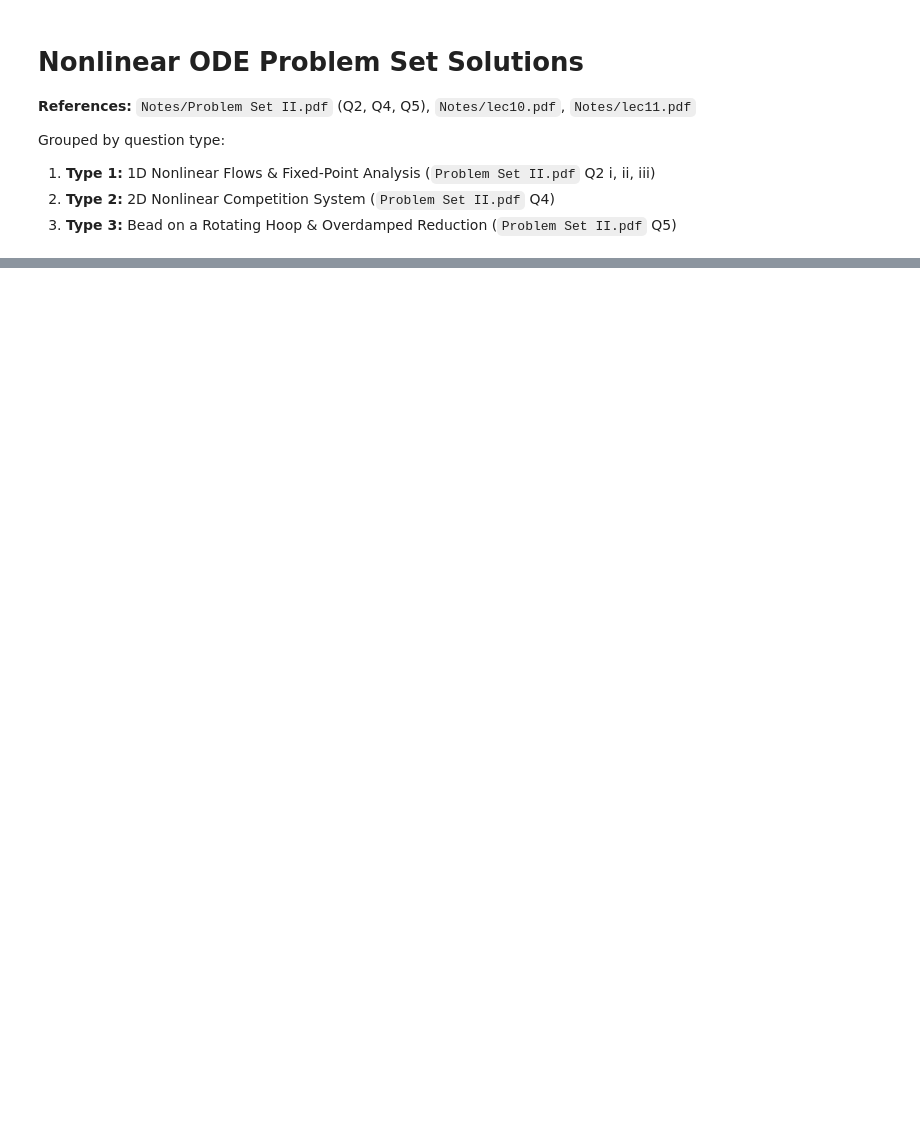
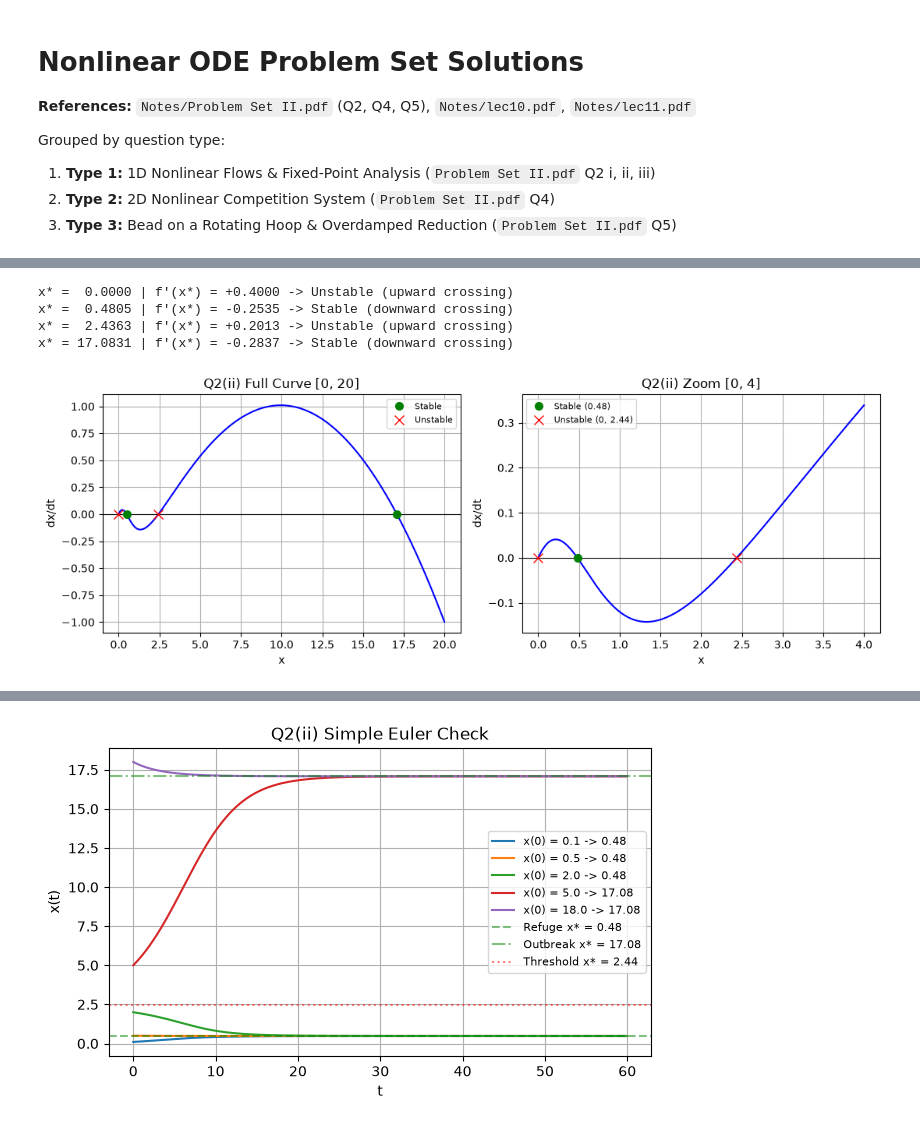
Before and after one commit to Nandu45321/Numerical-Methods-PHY324, a Jupyter notebook: Notes/End/Nonlinear Ordinary Differential Equations/04_Nonlinear_ODE_Problem_Set_Solutions.ipynb, the cells around one changed output, grey strips where cells are left out. Drawn from its saved outputs; the diff is of its cells as text; code cells hidden in the pictures; blank space fills up the shorter version.

```diff
--- a/Notes/End/Nonlinear Ordinary Differential Equations/04_Nonlinear_ODE_Problem_Set_Solutions.ipynb
+++ b/Notes/End/Nonlinear Ordinary Differential Equations/04_Nonlinear_ODE_Problem_Set_Solutions.ipynb
@@ -90,0 +89,79 @@ plt.show()
+# %%
+# --- Helper functions for f(x) and its derivative f'(x) ---
+def budworm_f(x):
+    return 0.4 * x * (1.0 - x / 20.0) - (x**2) / (1.0 + x**2)
+
+def budworm_df(x):
+    return 0.4 - 0.04 * x - (2.0 * x) / ((1.0 + x**2)**2)
+
+# --- Step 1: Find all 4 fixed points using 1D Newton & check stability ---
+# Note: for x < 0 both terms are negative, so fixed points exist only for x >= 0
+fixed_pts = []
+for guess in [0.0, 0.5, 2.5, 17.0]:
+    xr = guess
+    for step in range(20):
+        xr = xr - budworm_f(xr) / budworm_df(xr)
+    fixed_pts.append(xr)
+
+    slope = budworm_df(xr)
+    status = 'Stable (downward crossing)' if slope < 0 else 'Unstable (upward crossing)'
+    print(f"x* = {xr:7.4f} | f'(x*) = {slope:+7.4f} -> {status}")
+
+# --- Step 2: Graphical analysis (full range + zoom near 0..4) ---
+plt.figure(figsize=(11, 4))
+
+# Left plot: Full range [0, 20] shows all 4 roots (though 0, 0.48, 2.44 sit close together)
+plt.subplot(1, 2, 1)
+x_full = np.linspace(0, 20, 400)
+plt.plot(x_full, budworm_f(x_full), 'b-')
+plt.axhline(0, color='k', linewidth=0.8)
+plt.plot([fixed_pts[1], fixed_pts[3]], [0, 0], 'go', markersize=7, label='Stable')
+plt.plot([fixed_pts[0], fixed_pts[2]], [0, 0], 'rx', markersize=8, label='Unstable')
+plt.xlabel('x'); plt.ylabel('dx/dt')
+plt.title('Q2(ii) Full Curve [0, 20]')
+plt.legend(fontsize=8); plt.grid(True)
+
+# Right plot: Zoom [0, 4] clearly shows 0 (unstable), 0.48 (stable), and 2.44 (unstable)
+plt.subplot(1, 2, 2)
+x_zoom = np.linspace(0, 4, 400)
+plt.plot(x_zoom, budworm_f(x_zoom), 'b-')
+plt.axhline(0, color='k', linewidth=0.8)
+plt.plot([fixed_pts[1]], [0], 'go', markersize=7, label='Stable (0.48)')
+plt.plot([fixed_pts[0], fixed_pts[2]], [0, 0], 'rx', markersize=8, label='Unstable (0, 2.44)')
+plt.xlabel('x'); plt.ylabel('dx/dt')
+plt.title('Q2(ii) Zoom [0, 4]')
+plt.legend(fontsize=8); plt.grid(True)
+
+plt.tight_layout()
+plt.show()
+
+# --- Step 3: Simple Euler check from different initial populations ---
+# Any start below the unstable tipping point 2.4363 drops/rises to 0.4805
+# Any start above 2.4363 jumps to the outbreak level 17.0831
+dt = 0.1
+t = np.arange(0, 60, dt)
+
+plt.figure(figsize=(7, 4))
+for x0 in [0.1, 0.5, 2.0, 5.0, 18.0]:
+    x = np.zeros(len(t))
+    x[0] = x0
+    for i in range(len(t) - 1):
+        x[i + 1] = x[i] + dt * budworm_f(x[i])
+    plt.plot(t, x, label=f'x(0) = {x0} -> {x[-1]:.2f}')
+    print(f'Euler check: x(0) = {x0:4.1f} -> final x(60) = {x[-1]:.4f}')
+
+plt.axhline(fixed_pts[1], color='g', linestyle='--', alpha=0.5, label='Refuge x* = 0.48')
+plt.axhline(fixed_pts[3], color='g', linestyle='-.', alpha=0.5, label='Outbreak x* = 17.08')
+plt.axhline(fixed_pts[2], color='r', linestyle=':',  alpha=0.5, label='Threshold x* = 2.44')
+plt.xlabel('t')
+plt.ylabel('x(t)')
+plt.title('Q2(ii) Simple Euler Check')
+plt.legend(fontsize=8)
+plt.grid(True)
+plt.show()
+# %% [output]
+x* =  0.0000 | f'(x*) = +0.4000 -> Unstable (upward crossing)
+x* =  0.4805 | f'(x*) = -0.2535 -> Stable (downward crossing)
+x* =  2.4363 | f'(x*) = +0.2013 -> Unstable (upward crossing)
+x* = 17.0831 | f'(x*) = -0.2837 -> Stable (downward crossing)
+[figure, added]
@@ -91 +173,2 @@ plt.show()
+[figure, added]
 # %% [markdown]
```
Also changed, not shown: parts of 14 cells of this notebook, 24 other files.
